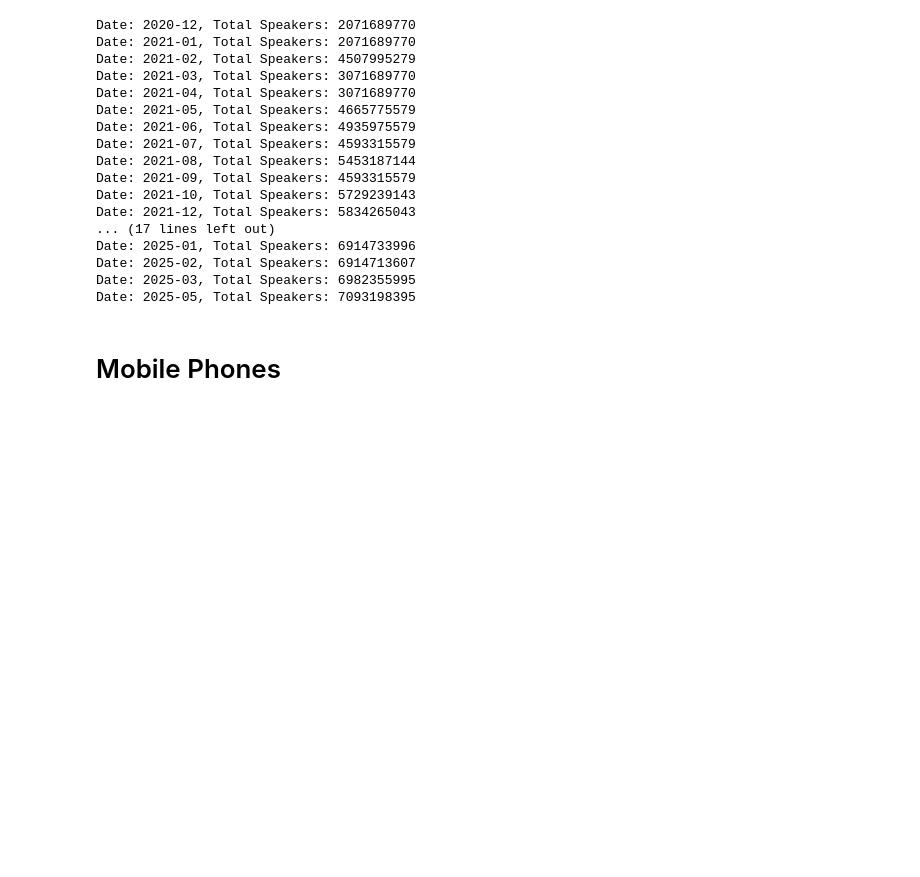
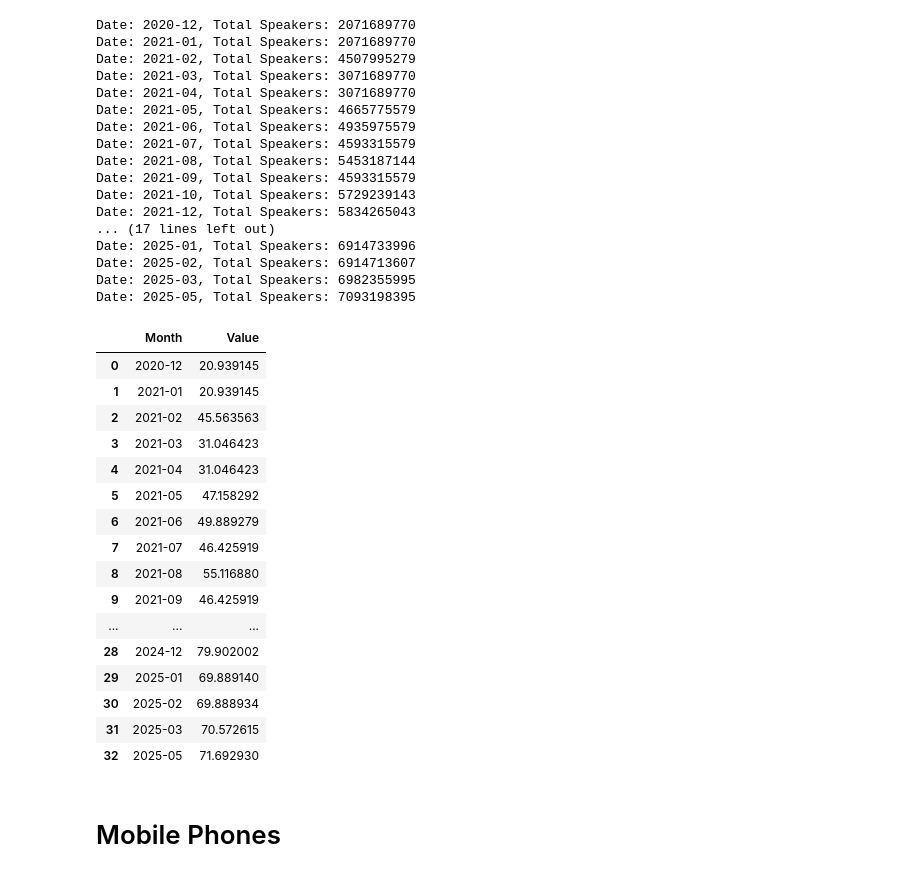
Before and after one commit to giuliaok/EQUATE, a Jupyter notebook: analysis/gompertz.ipynb, the cells around one changed output. Saved outputs shown, nothing was run; the diff lists cells and outputs as text; code cells hidden in the pictures; blank space fills up the shorter version.

```diff
--- a/analysis/gompertz.ipynb
+++ b/analysis/gompertz.ipynb
@@ -794,6 +794,26 @@ Date: 2025-05, Total Speakers: 7093198395
 # %%
 rows = [{'Month': month, 'Value': value} for month, value in percentage_covered_by_date.items()]
 nlp_world = pd.DataFrame(rows)
+# %%
+nlp_world
+# %% [output]
+|  | Month | Value |
+| 0 | 2020-12 | 20.939145 |
+| 1 | 2021-01 | 20.939145 |
+| 2 | 2021-02 | 45.563563 |
+| 3 | 2021-03 | 31.046423 |
+| 4 | 2021-04 | 31.046423 |
+| 5 | 2021-05 | 47.158292 |
+| 6 | 2021-06 | 49.889279 |
+| 7 | 2021-07 | 46.425919 |
+| 8 | 2021-08 | 55.116880 |
+| 9 | 2021-09 | 46.425919 |
+| ... | ... | ... |
+| 28 | 2024-12 | 79.902002 |
+| 29 | 2025-01 | 69.889140 |
+| 30 | 2025-02 | 69.888934 |
+| 31 | 2025-03 | 70.572615 |
+| 32 | 2025-05 | 71.692930 |
 # %% [markdown]
 # Mobile Phones
 # %%
```
Also changed, not shown: parts of 5 cells of this notebook.
